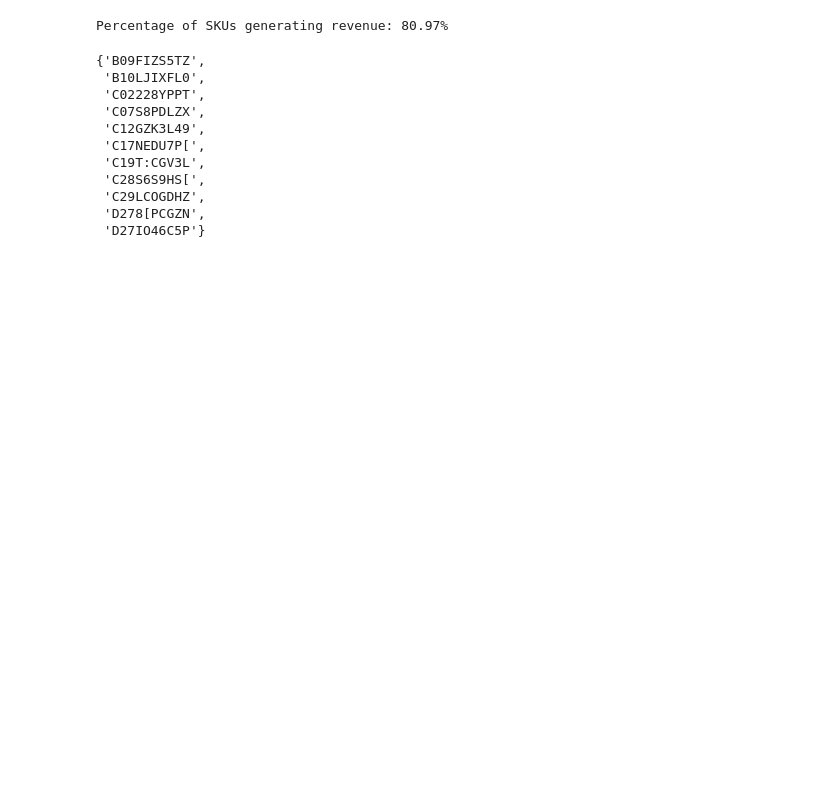
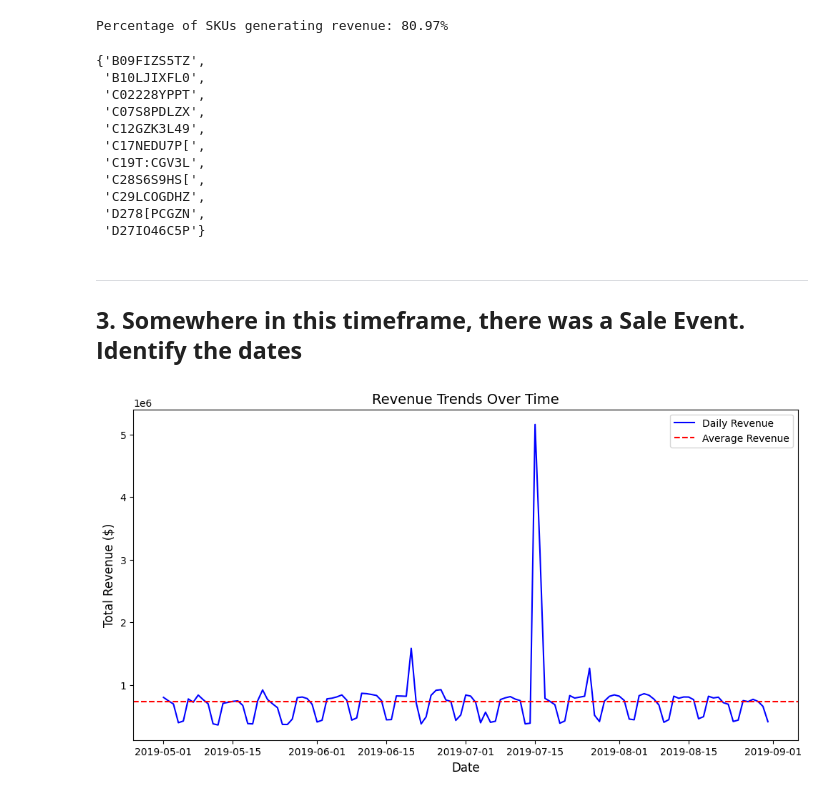
Before and after one commit to mohithsaran/GurujiAstroAssignment, a Jupyter notebook: Sales_Analytics.ipynb, the cells around one changed output. Drawn from its saved outputs; the diff is of its cells as text; code cells hidden in the pictures; blank space fills up the shorter version.

```diff
--- a/Sales_Analytics.ipynb
+++ b/Sales_Analytics.ipynb
@@ -633,3 +639,21 @@ skus_stopped_selling
  'C29LCOGDHZ',
  'D278[PCGZN',
  'D27IO46C5P'}
+# %% [markdown]
+---
+## **3. Somewhere in this timeframe, there was a Sale Event. Identify the dates**
+# %%
+# Aggregating data by date to find patterns or potential sale events
+daily_revenue = merged_data.groupby('FEED_DATE')['ORDERED_REVENUE'].sum()
+
+# Plotting the revenue trends to identify sale event dates
+plt.figure(figsize=(12, 6))
+plt.plot(daily_revenue.index, daily_revenue.values, label='Daily Revenue', color='blue')
+plt.title('Revenue Trends Over Time', fontsize=14)
+plt.xlabel('Date', fontsize=12)
+plt.ylabel('Total Revenue ($)', fontsize=12)
+plt.axhline(daily_revenue.mean(), color='red', linestyle='--', label='Average Revenue')
+plt.legend()
+plt.show()
+# %% [output]
+[figure, added]
```
Also changed, not shown: parts of 6 cells of this notebook.
